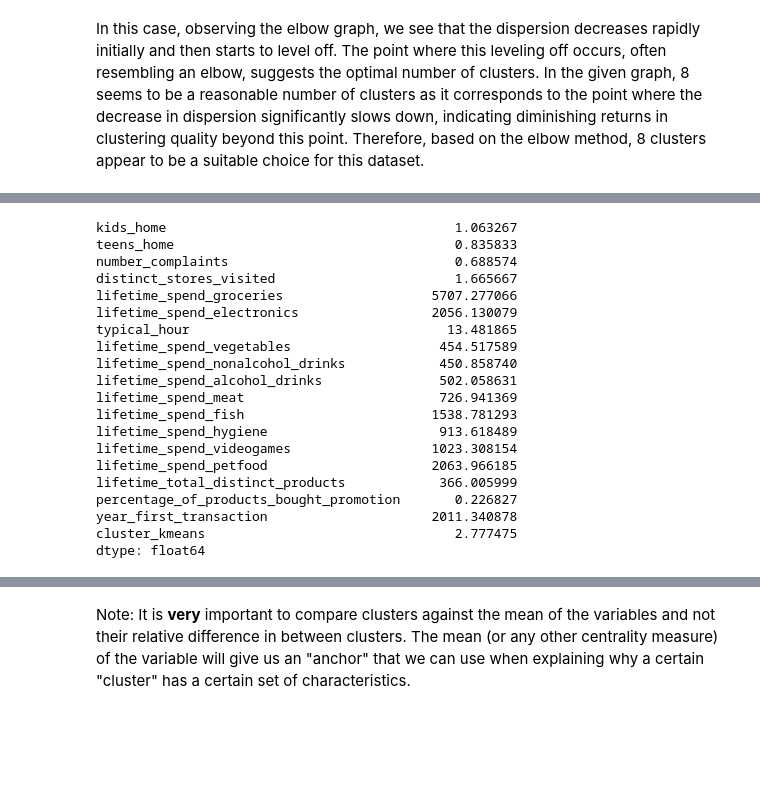
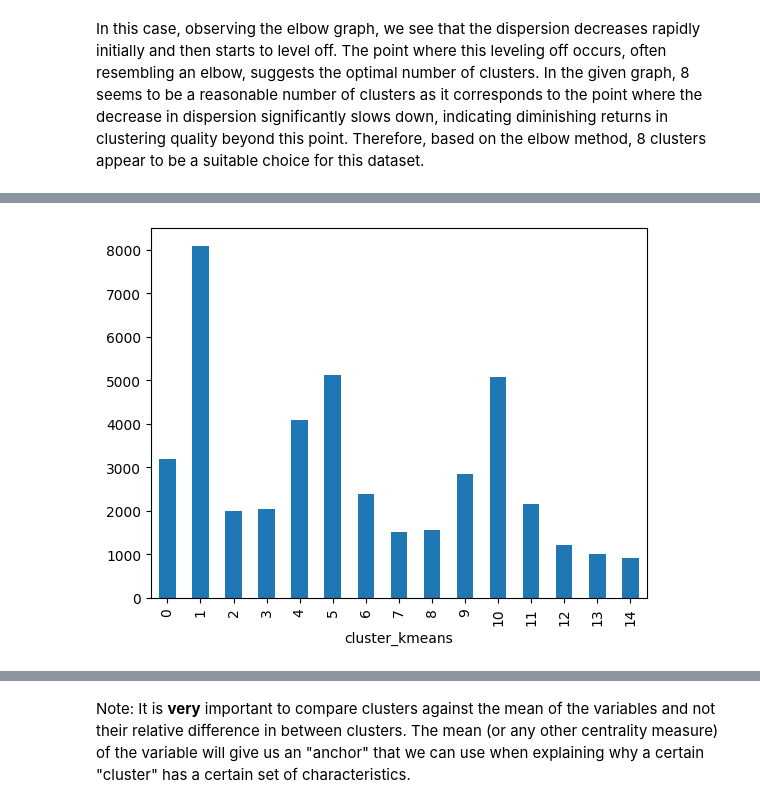
Before and after one commit to mitoma10110/ML2_Project, a Jupyter notebook: jo_notebook.ipynb, the cells around one changed output, grey strips where cells are left out. Saved outputs shown, nothing was run; the diff lists cells and outputs as text; code cells hidden in the pictures; blank space fills up the shorter version.

```diff
--- a/jo_notebook.ipynb
+++ b/jo_notebook.ipynb
@@ -194,24 +81,5 @@ sample_pp.groupby(['cluster_kmeans']).mean()
-# %%
-# cust_info_pp.mean()
-sample_pp.mean()
-# %% [output]
-kids_home                                     1.063267
-teens_home                                    0.835833
-number_complaints                             0.688574
-distinct_stores_visited                       1.665667
-lifetime_spend_groceries                   5707.277066
-lifetime_spend_electronics                 2056.130079
-typical_hour                                 13.481865
-lifetime_spend_vegetables                   454.517589
-lifetime_spend_nonalcohol_drinks            450.858740
-lifetime_spend_alcohol_drinks               502.058631
-lifetime_spend_meat                         726.941369
-lifetime_spend_fish                        1538.781293
-lifetime_spend_hygiene                      913.618489
-lifetime_spend_videogames                  1023.308154
-lifetime_spend_petfood                     2063.966185
-lifetime_total_distinct_products            366.005999
-percentage_of_products_bought_promotion       0.226827
-year_first_transaction                     2011.340878
-cluster_kmeans                                2.777475
-dtype: float64
+# %%
+cust_info.groupby(['cluster_kmeans']).size().plot(kind='bar')
+plt.show()
+# %% [output]
+[figure, added]
```
Also changed, not shown: parts of 30 cells of this notebook, 2 other files.
